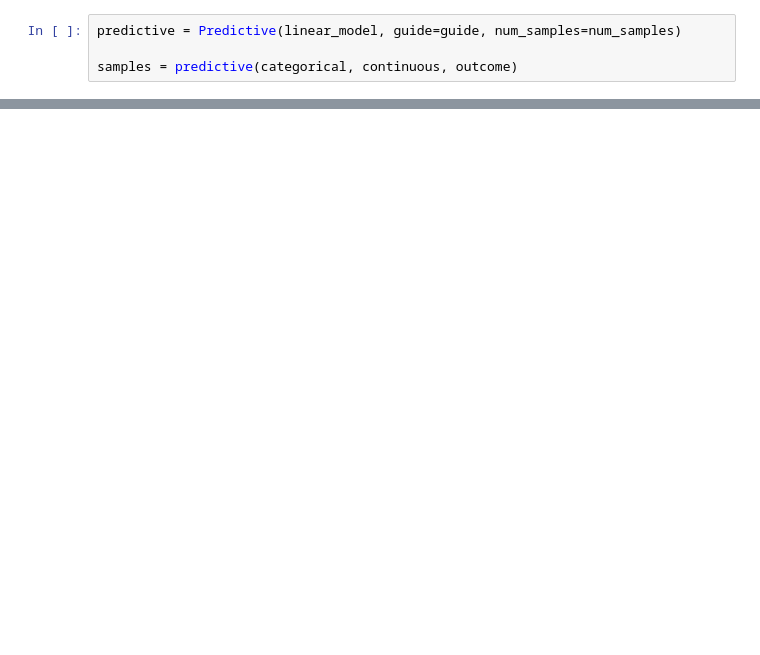
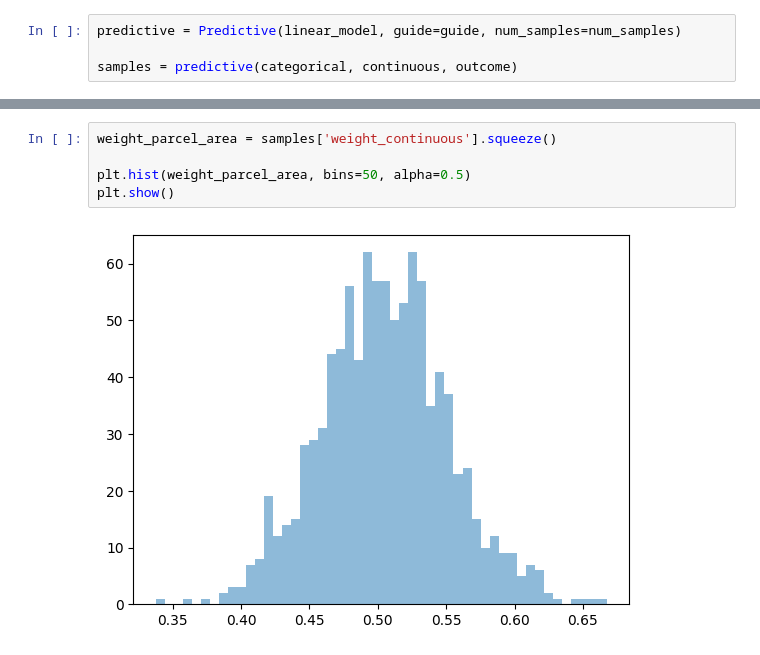
Before and after one commit to BasisResearch/cities, a Jupyter notebook: docs/experimental_notebooks/zoning/zoning_model.ipynb, the cells around one changed output, grey strips where cells are left out. Drawn from its saved outputs; the diff is of its cells as text; blank space fills up the shorter version.

```diff
--- a/docs/experimental_notebooks/zoning/zoning_model.ipynb
+++ b/docs/experimental_notebooks/zoning/zoning_model.ipynb
@@ -451,0 +459,7 @@ plt.axvline(reform_day, color='black', linestyle='--')
+# %%
+weight_parcel_area = samples['weight_continuous'].squeeze()
+
+plt.hist(weight_parcel_area, bins=50, alpha=0.5)
+plt.show()
+# %% [output]
+[figure, added]
```
Also changed, not shown: parts of 13 cells of this notebook.
